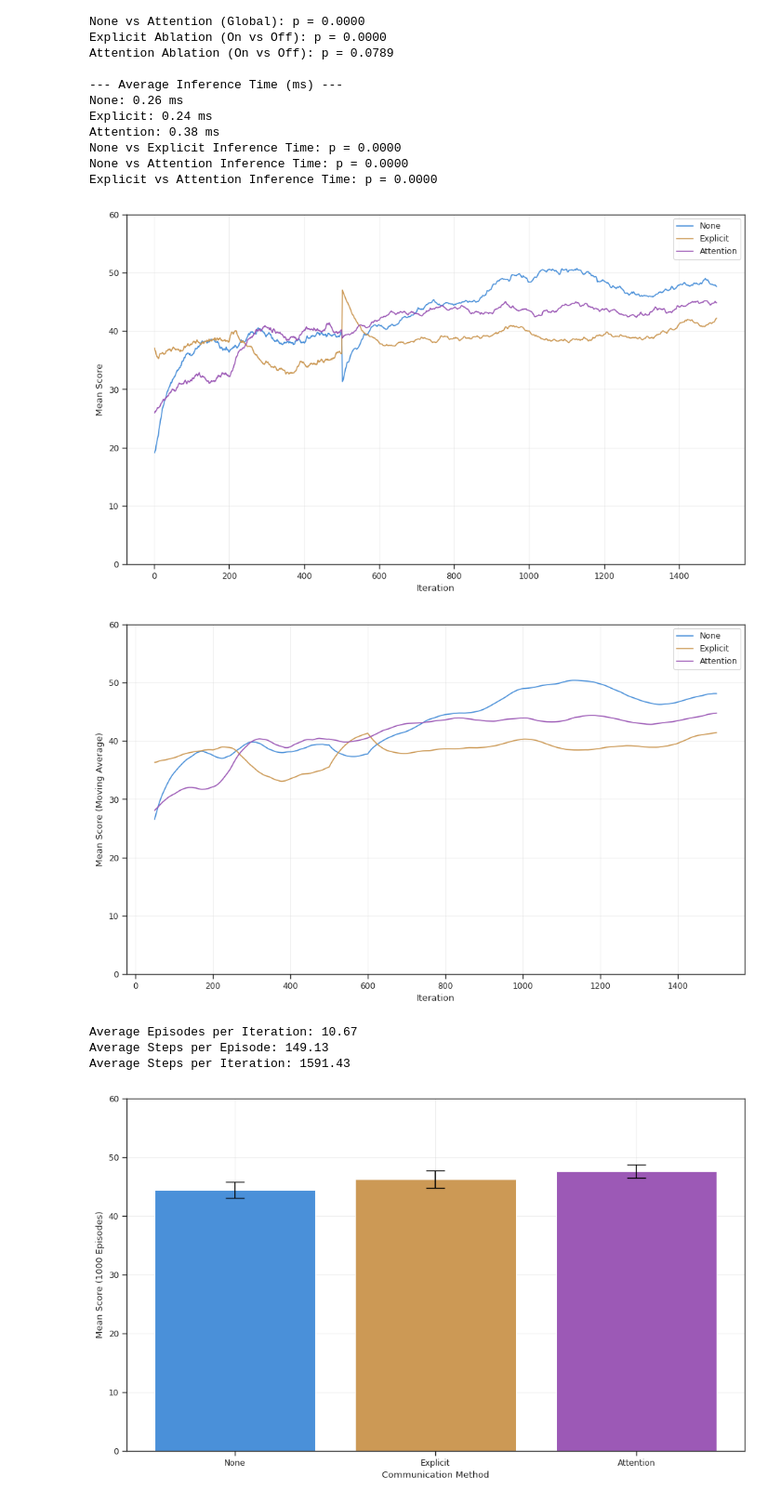
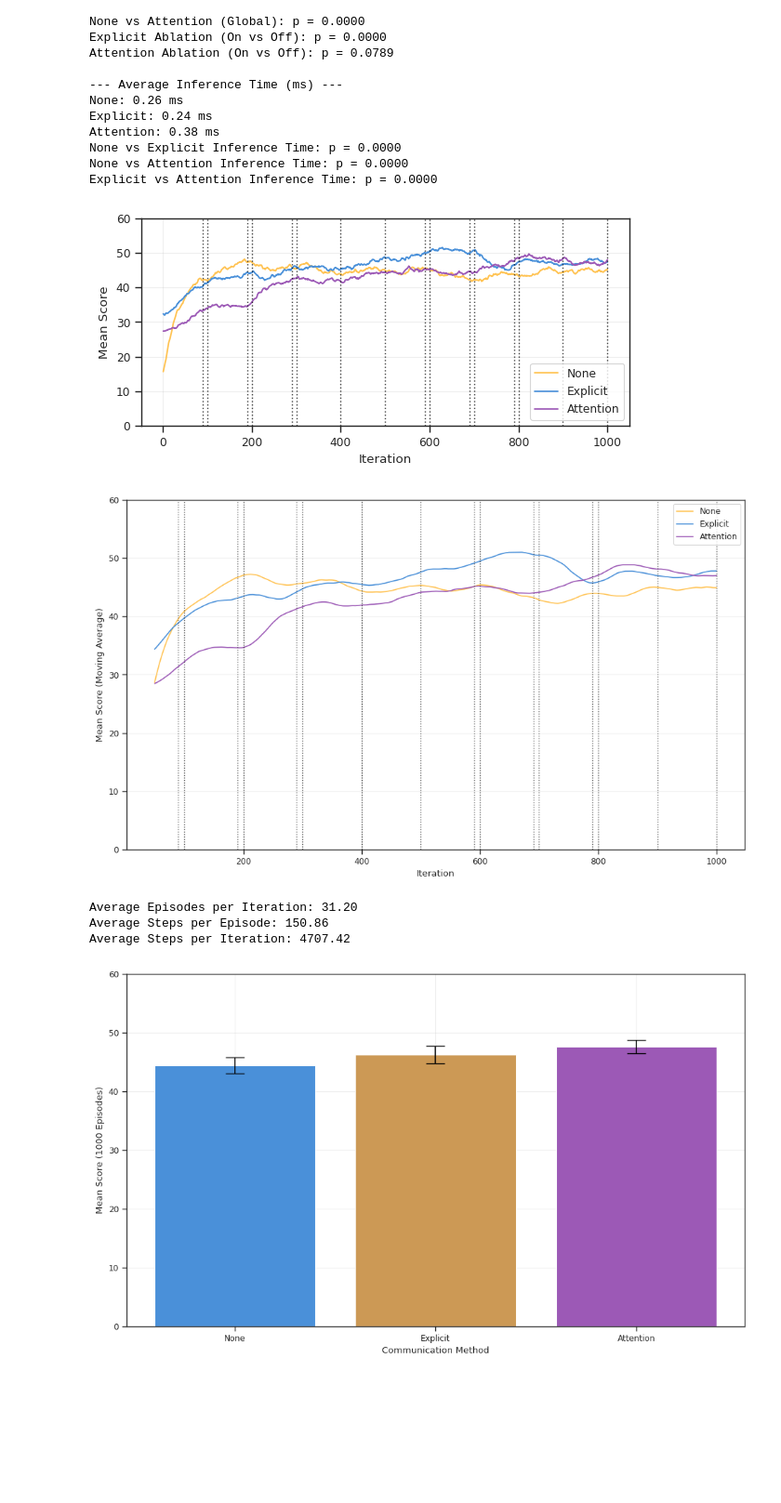
Before and after one commit to msoe-vex/VEX-AI-Reinforcement-Learning, a Jupyter notebook: analysis/analysis.ipynb, the cells around one changed output. Shown at 93% size. Saved outputs shown, nothing was run; the diff lists cells and outputs as text; code cells hidden in the pictures; blank space fills up the shorter version.

```diff
--- a/analysis/analysis.ipynb
+++ b/analysis/analysis.ipynb
@@ -241,17 +241,20 @@ training_attention = pd.concat(
     ignore_index=True
 )
 
-# training_none = pd.read_csv('training_none_0_1000.csv')
-# training_copy = pd.read_csv('training_copy_0_1000.csv')
-# training_attention = pd.read_csv('training_attention_0_1000.csv')
+training_none = pd.read_csv('training_none_0_1000.csv')
+training_copy = pd.read_csv('training_copy_0_1000.csv')
+training_attention = pd.read_csv('training_attention_0_1000.csv')
 
 palette_map = {"None": PALETTE[0], "Explicit": PALETTE[1], "Attention": PALETTE[2]}
+vline_iters = [90, 100, 190, 200, 290, 300, 400, 500, 590, 600, 690, 700, 790, 800, 900, 1000]
 
 # Raw training curves
-plt.figure(figsize=(10, 6))
+plt.figure(figsize=(6, 3))
 sns.lineplot(data=training_none, x='training_iteration', y='env_runners/red_team_score_mean', label='None', color=palette_map["None"])
 sns.lineplot(data=training_copy, x='training_iteration', y='env_runners/red_team_score_mean', label='Explicit', color=palette_map["Explicit"])
 sns.lineplot(data=training_attention, x='training_iteration', y='env_runners/red_team_score_mean', label='Attention', color=palette_map["Attention"])
+for x in vline_iters:
+    plt.axvline(x=x, color='black', linestyle=':', linewidth=1, alpha=0.7)
 plt.xlabel('Iteration')
 plt.ylabel('Mean Score')
 plt.ylim(0, 60)
@@ -262,38 +265,40 @@ plt.savefig('training_graph.pdf', dpi=300)
 plt.show()
 
 # Moving-average curves
 window_size = 50
 plt.figure(figsize=(10, 6))
 sns.lineplot(data=training_none, x='training_iteration', y=training_none['env_runners/red_team_score_mean'].rolling(window_size).mean(), label='None', color=palette_map["None"])
 sns.lineplot(data=training_copy, x='training_iteration', y=training_copy['env_runners/red_team_score_mean'].rolling(window_size).mean(), label='Explicit', color=palette_map["Explicit"])
 sns.lineplot(data=training_attention, x='training_iteration', y=training_attention['env_runners/red_team_score_mean'].rolling(window_size).mean(), label='Attention', color=palette_map["Attention"])
+for x in vline_iters:
+    plt.axvline(x=x, color='black', linestyle=':', linewidth=1, alpha=0.7)
 plt.xlabel('Iteration')
 plt.ylabel('Mean Score (Moving Average)')
 plt.ylim(0, 60)
 plt.grid(True, alpha=0.3)
 plt.legend()
 plt.tight_layout()
 plt.show()
 
 # Calculate average episodes per iteration and average steps per episode and iteration for all three architectures combined
 total_iterations = sum([training_none['training_iteration'].max(), training_copy['training_iteration'].max(), training_attention['training_iteration'].max()])
 total_episodes = sum([training_none['env_runners/num_episodes_lifetime'].max(), training_copy['env_runners/num_episodes_lifetime'].max(), training_attention['env_runners/num_episodes_lifetime'].max()])
 total_steps = sum([training_none['env_runners/num_env_steps_sampled_lifetime'].max(), training_copy['env_runners/num_env_steps_sampled_lifetime'].max(), training_attention['env_runners/num_env_steps_sampled_lifetime'].max()])
 
 
 episodes_per_iteration = total_episodes / total_iterations
 steps_per_episode = total_steps / total_episodes
 steps_per_iteration = total_steps / total_iterations
 
 print(f"Average Episodes per Iteration: {episodes_per_iteration:.2f}")
 print(f"Average Steps per Episode: {steps_per_episode:.2f}")
 print(f"Average Steps per Iteration: {steps_per_iteration:.2f}")
 # %% [output]
-[figure, old version]
+[figure, new version]
-[figure, old version]
+[figure, new version]
-Average Episodes per Iteration: 10.67
-Average Steps per Episode: 149.13
-Average Steps per Iteration: 1591.43
+Average Episodes per Iteration: 31.20
+Average Steps per Episode: 150.86
+Average Steps per Iteration: 4707.42
 # %%
 # Calculate mean and std for each architecture
 
```
Also changed, not shown: 2 other files.
